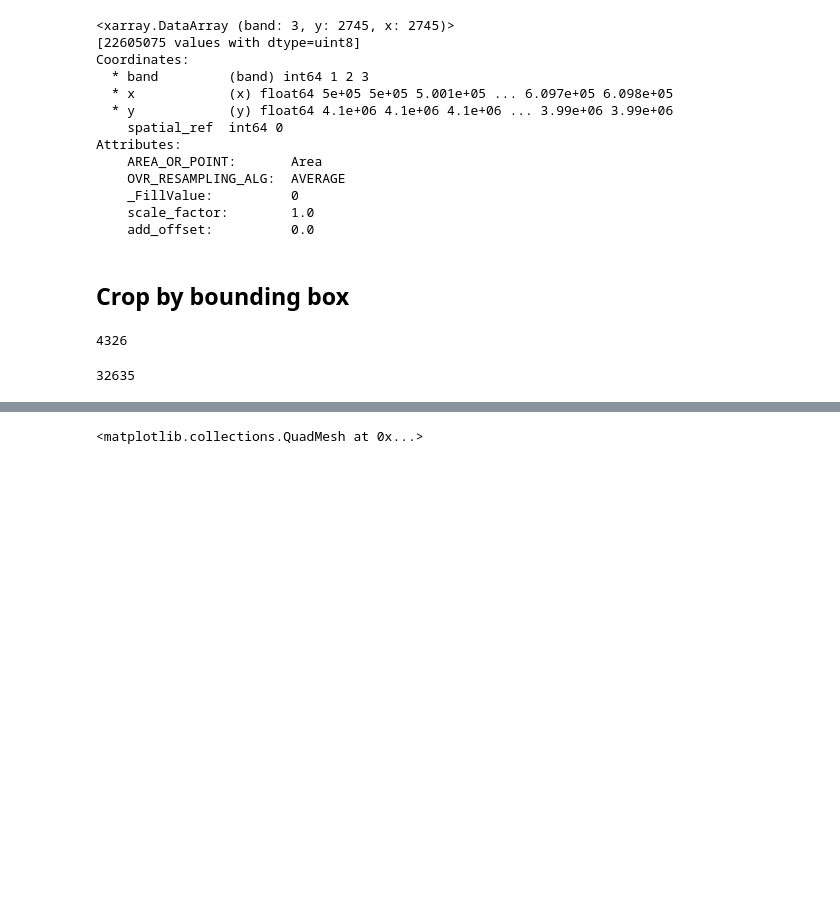
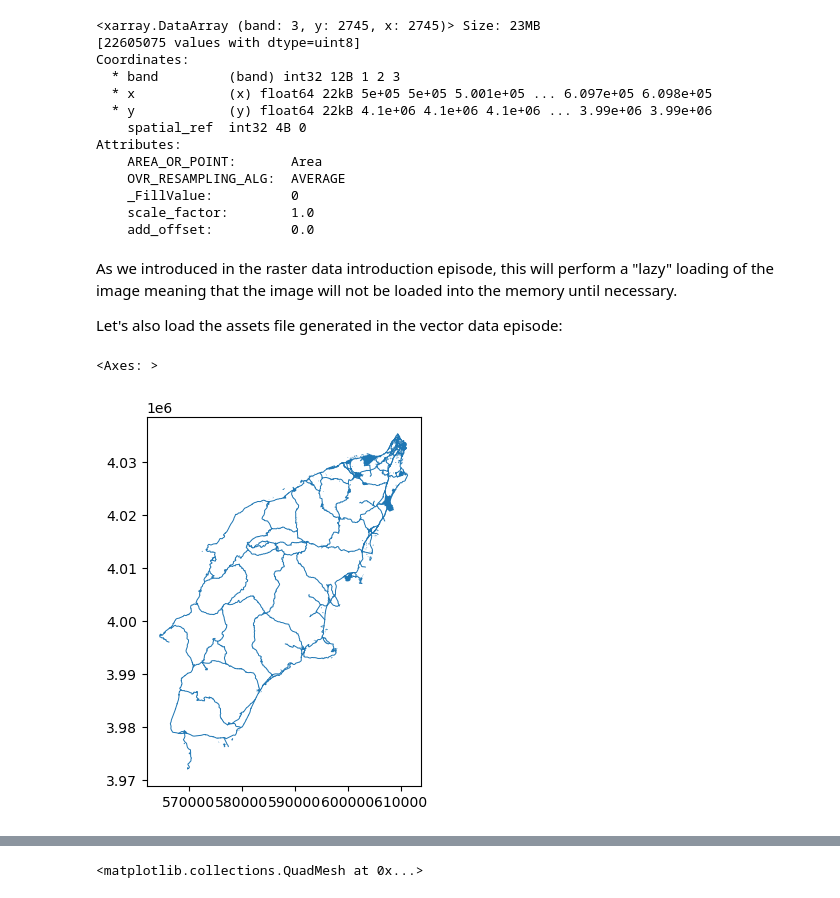
Before and after one commit to esciencecenter-digital-skills/geospatial-python, a Jupyter notebook: notebooks/08-crop-raster-data.ipynb, the cells around one changed output, grey strips where cells are left out. Drawn from its saved outputs; the diff is of its cells as text; code cells hidden in the pictures; blank space fills up the shorter version.

```diff
--- a/notebooks/08-crop-raster-data.ipynb
+++ b/notebooks/08-crop-raster-data.ipynb
@@ -8,22 +31,25 @@ visual_href = item.assets['visual'].href
 # %%
 import rioxarray
-visual = rioxarray.open_rasterio(visual_href, overview_level=1)
+path_visual = 'data_workshop/sentinel2/visual.tif'
+visual = rioxarray.open_rasterio(path_visual, overview_level=1)
 visual
 # %% [output]
-<xarray.DataArray (band: 3, y: 2745, x: 2745)>
+<xarray.DataArray (band: 3, y: 2745, x: 2745)> Size: 23MB
 [22605075 values with dtype=uint8]
 Coordinates:
-  * band         (band) int64 1 2 3
-  * x            (x) float64 5e+05 5e+05 5.001e+05 ... 6.097e+05 6.098e+05
-  * y            (y) float64 4.1e+06 4.1e+06 4.1e+06 ... 3.99e+06 3.99e+06
-    spatial_ref  int64 0
+  * band         (band) int32 12B 1 2 3
+  * x            (x) float64 22kB 5e+05 5e+05 5.001e+05 ... 6.097e+05 6.098e+05
+  * y            (y) float64 22kB 4.1e+06 4.1e+06 4.1e+06 ... 3.99e+06 3.99e+06
+    spatial_ref  int32 4B 0
 Attributes:
     AREA_OR_POINT:       Area
     OVR_RESAMPLING_ALG:  AVERAGE
     _FillValue:          0
     scale_factor:        1.0
     add_offset:          0.0
-# %% [markdown]
-## Crop by bounding box
+# %% [markdown]
+As we introduced in the raster data introduction episode, this will perform a "lazy" loading of the image meaning that the image will not be loaded into the memory until necessary.
+
+Let's also load the assets file generated in the vector data episode:
 # %%
 import geopandas as gpd
@@ -31,8 +57,5 @@ gdf_rhodes = gpd.read_file('rhodes.gpkg')
-# %%
-gdf_rhodes.crs.to_epsg()
-# %% [output]
-4326
-# %%
-visual.rio.crs.to_epsg()
-# %% [output]
-32635
+# %%
+assets.plot()
+# %% [output]
+<Axes: >
+[figure, added]
```
Also changed, not shown: parts of 51 cells of this notebook.
